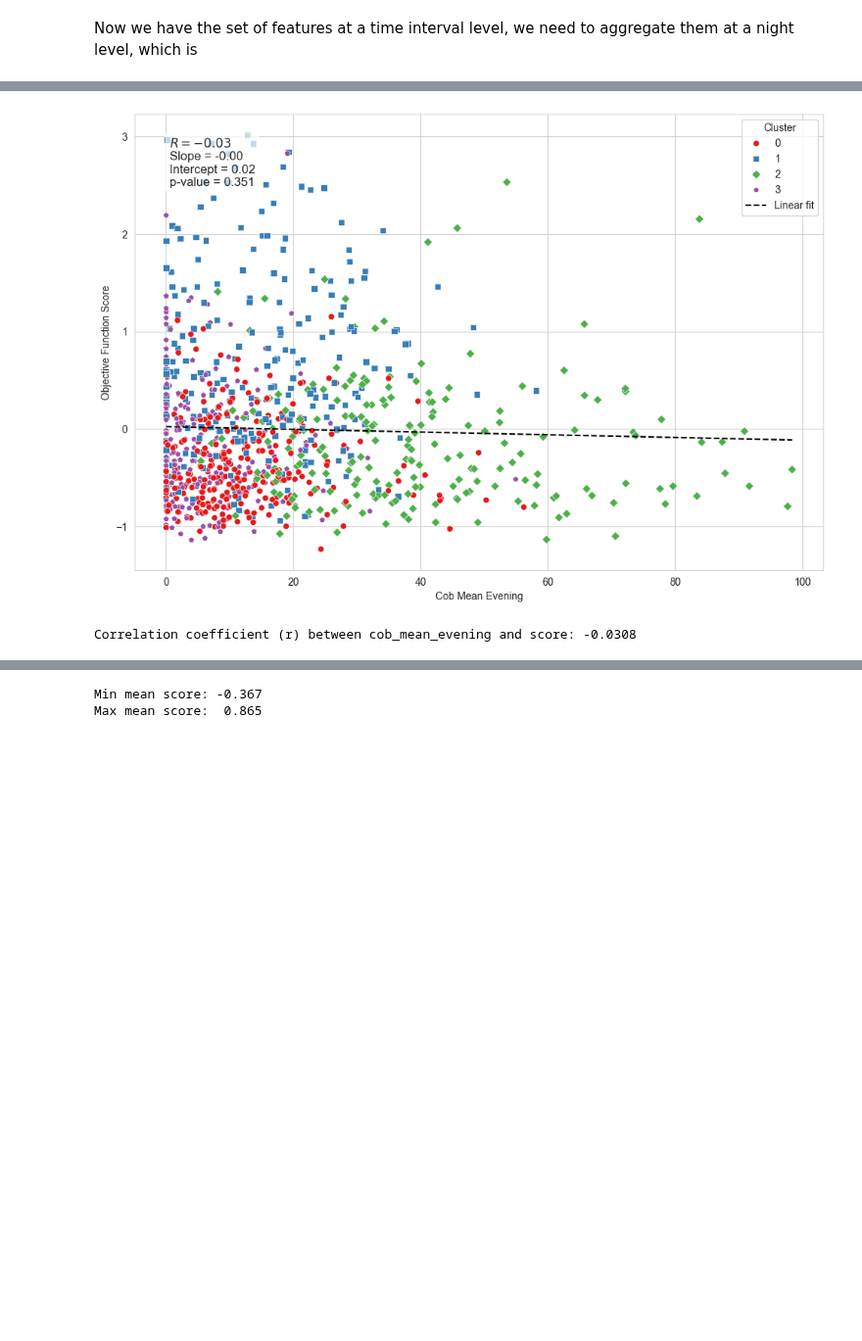
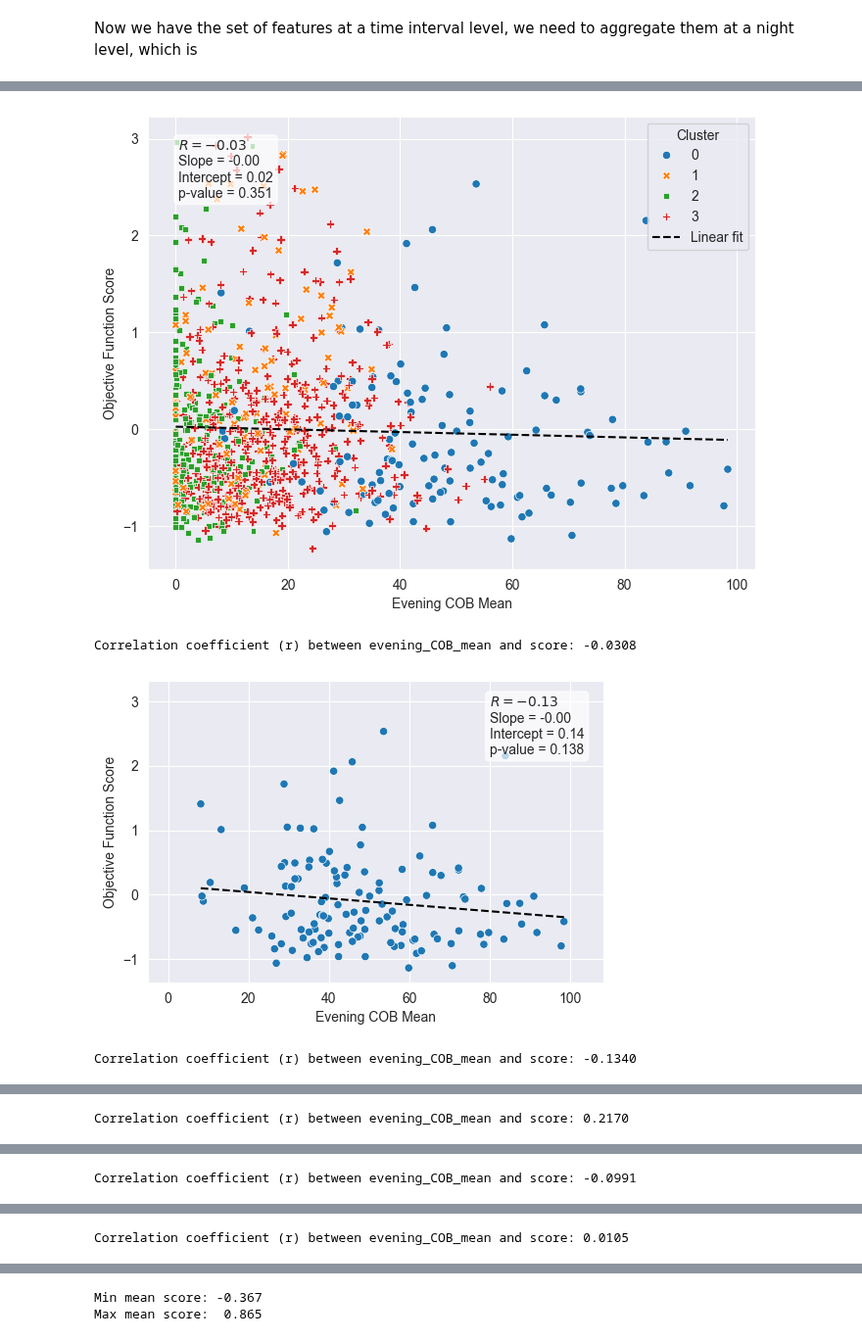
Before and after one commit to rdbrist/masters_project, a Jupyter notebook: notebooks/2.06-rd-defining-an-objective-function.ipynb, the cells around one changed output, grey strips where cells are left out. Shown at 98% size. Cells and saved outputs as stored; diff of their text form; code cells hidden in the pictures; blank space fills up the shorter version.

```diff
--- a/notebooks/2.06-rd-defining-an-objective-function.ipynb
+++ b/notebooks/2.06-rd-defining-an-objective-function.ipynb
@@ -111,12 +113,19 @@ The autoreload extension is already loaded. To reload it, use:
   %reload_ext autoreload
 # %%
 # Load data
-df_all = pd.read_parquet(PROCESSED_DATA_DIR / 'night_clusters.parquet')
+# df_all = pd.read_parquet(PROCESSED_DATA_DIR / 'night_clusters.parquet')
+
+with open(PROCESSED_DATA_DIR / 'cust_analyser.pkl', 'rb') as file:
+    analyser = pickle.load(file)
+
+df_all = analyser.return_dataset_with_clusters()
+df_all = df_all.rename(columns={'cluster_label': 'cluster'})
+# df_all = pd.read_parquet(PROCESSED_DATA_DIR / 'night_clusters.parquet')
 df_all['time'] = df_all.index.get_level_values('datetime').time
+
 clusters = df_all.groupby(['id', 'night_start_date'])['cluster'].max()
 
 sample_rate = 30
-nights_objects = []
 
 night_start = time(22, 0)
 morning_end = time(6, 0)
@@ -140,7 +149,7 @@ Scaling ['iob mean', 'cob mean', 'bg mean', 'bg min', 'iob max', 'cob max', 'bg
 # %% [markdown]
 Now we have the set of features at a time interval level, we need to aggregate them at a night level, which is
 # %%
-weights = [1, 1, 1.5, 1, 1, 1.5]
+weights = [1, 1, 1.5, 1, 1.5, 1.5]
 obj_func = ObjectiveFunction(df_overnight, weights=weights, sample_rate=sample_rate)
 # %% [output]
 Feature columns and order created, now apply weights using assign_weights:
@@ -167,45 +176,70 @@ for (id_, night_start_date), night_df in df_evening.groupby(['id', 'night_start_
     agg_dict = {
         'id': id_,
         'night_start_date': night_start_date,
-        'cob_mean_evening': background_mean(night_df['cob mean'], night_df['cob count']),
-        'iob_mean_evening': background_mean(night_df['iob mean'], night_df['iob count']),
+        'evening_COB_mean': background_mean(night_df['cob mean'], night_df['cob count']),
+        'evening_IOB_mean': background_mean(night_df['iob mean'], night_df['iob count']),
     }
     evenings_agg.append(agg_dict)
 evening_means = pd.DataFrame(evenings_agg).set_index(['id', 'night_start_date'])
 evening_means = evening_means.join(scores)
 evening_means = evening_means.join(clusters)
 # %%
-def plot_scores_scatter(df, x_var):
-    fig, ax = plt.subplots(figsize=(12, 8))
+def plot_scores_scatter(df, x_var, xlim=None, ylim=None, cluster=None):
+    colours = cluster_colours()
+    figsize = (8,6) if cluster is None else (6,4)
+    fig, ax = plt.subplots(figsize=figsize)
     ax = sns.scatterplot(
         df,
         x=x_var,
         y='score',
         hue='cluster',
-        palette='Set1',
-        style='cluster',
-        markers=['o', 's', 'D', 'p']
+        palette=colours,
+        style='cluster'
     )
 
     X = df[x_var].values.reshape(-1, 1)
     y = df['score'].values
 
     slope, intercept, r_value, p_value, std_err = stats.linregress(X.flatten(), y)
     textstr = f'$R = {r_value:.2f}$\nSlope = {slope:.2f}\nIntercept = {intercept:.2f}\np-value = {p_value:.3g}'
     x_vals = np.linspace(X.min(), X.max(), 100)
     y_vals = slope * x_vals + intercept
     ax.plot(x_vals, y_vals, color='black', linestyle='--', label='Linear fit')
-    ax.annotate(textstr, xy=(0.05, 0.95), xycoords='axes fraction', fontsize=12,
+    if cluster is None:
+        ax.legend(title='Cluster', loc='upper right')
+        xy = (0.05, 0.95)
+    else:
+        ax.get_legend().remove()
+        xy = (0.75, 0.95)
+
+    ax.annotate(textstr, xy=xy, xycoords='axes fraction', fontsize=10,
                 verticalalignment='top', bbox=dict(boxstyle='round', facecolor='white', alpha=0.7))
 
-    ax.legend(title='Cluster', loc='upper right')
 
-    ax.set_xlabel(x_var.replace('_', ' ').title())
+
+    ax.set_xlabel(" ".join(word[0].upper() + word[1:] for word in x_var.replace('_', ' ').split()))
     ax.set_ylabel('Objective Function Score')
+    if xlim is not None:
+        ax.set_xlim(xlim)
+    if y is not None:
+        ax.set_ylim(ylim)
+    plt.savefig(FIGURES_DIR / f'objective_function_{x_var}_{cluster if cluster is not None else "all"}.png', bbox_inches='tight')
     plt.show()
     print(f'Correlation coefficient (r) between {x_var} and score: {r_value:.4f}')
+    return {'slope': slope, 'intercept': intercept, 'r_value': r_value, 'p_value': p_value}
 
-plot_scores_scatter(evening_means, 'cob_mean_evening')
+
+variable = 'evening_COB_mean'
+
+plot_scores_scatter(evening_means, variable)
+xlim = (-5, evening_means[variable].max()*1.1)
+ylim = (evening_means['score'].min()*1.1, evening_means['score'].max()*1.1)
+linreg = dict()
+for c, df in evening_means.groupby('cluster'):
+    linreg[c] = plot_scores_scatter(df, variable, xlim, ylim, c)
+cob_reg_results = pd.DataFrame(linreg).T
 # %% [output]
-[figure, old version]
+[figure, new version]
-Correlation coefficient (r) between cob_mean_evening and score: -0.0308
+Correlation coefficient (r) between evening_COB_mean and score: -0.0308
+[figure, added]
+Correlation coefficient (r) between evening_COB_mean and score: -0.1340
@@ -211,0 +247 @@ Correlation coefficient (r) between cob_mean_evening and score: -0.0308
+Correlation coefficient (r) between evening_COB_mean and score: 0.2170
@@ -211,0 +249 @@ Correlation coefficient (r) between cob_mean_evening and score: -0.0308
+Correlation coefficient (r) between evening_COB_mean and score: -0.0991
@@ -212 +251,2 @@ Correlation coefficient (r) between cob_mean_evening and score: -0.0308
+Correlation coefficient (r) between evening_COB_mean and score: 0.0105
 # %% [markdown]
```
Also changed, not shown: parts of 7 cells of this notebook, 1 other file.
